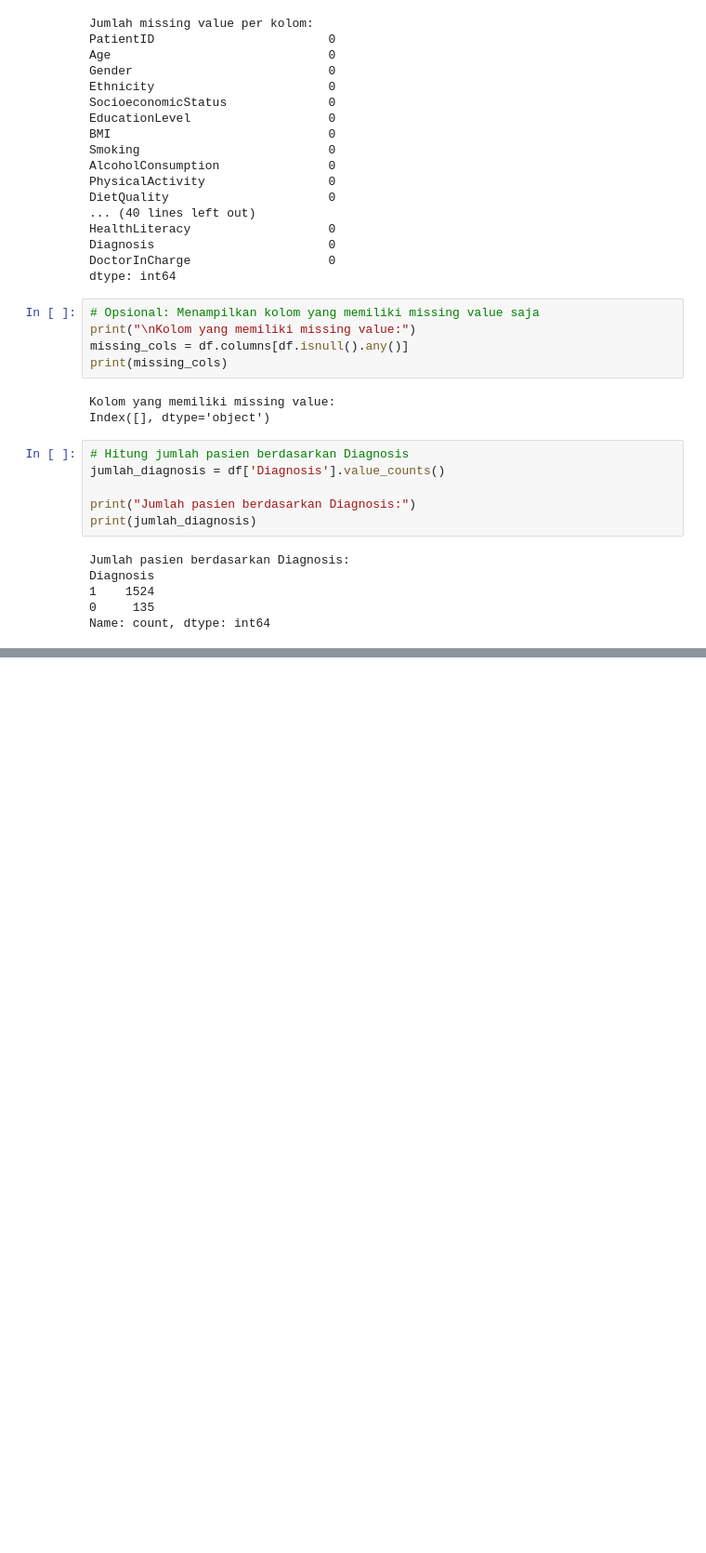
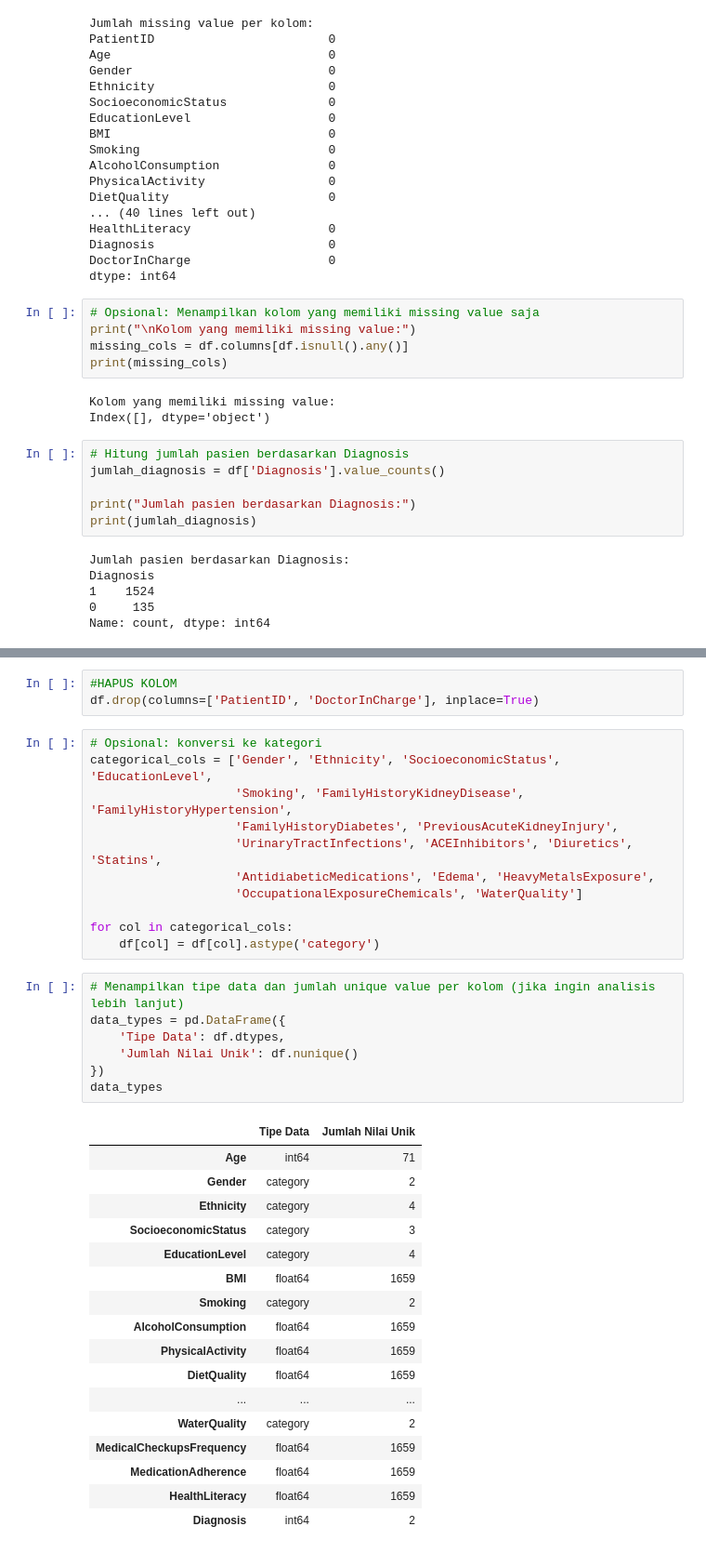
Before and after one commit to Putrimaesarah/CKD-DATASET, a Jupyter notebook: CKD_PENELITIAN.ipynb, the cells around one changed output, grey strips where cells are left out. Shown: that part at 93% size. Cells and saved outputs as stored; diff of their text form; blank space fills up the shorter version.

```diff
--- a/CKD_PENELITIAN.ipynb
+++ b/CKD_PENELITIAN.ipynb
@@ -69,0 +137,39 @@ Name: count, dtype: int64
+# %%
+#HAPUS KOLOM
+df.drop(columns=['PatientID', 'DoctorInCharge'], inplace=True)
+# %%
+# Opsional: konversi ke kategori
+categorical_cols = ['Gender', 'Ethnicity', 'SocioeconomicStatus', 'EducationLevel',
+                    'Smoking', 'FamilyHistoryKidneyDisease', 'FamilyHistoryHypertension',
+                    'FamilyHistoryDiabetes', 'PreviousAcuteKidneyInjury',
+                    'UrinaryTractInfections', 'ACEInhibitors', 'Diuretics', 'Statins',
+                    'AntidiabeticMedications', 'Edema', 'HeavyMetalsExposure',
+                    'OccupationalExposureChemicals', 'WaterQuality']
+
+for col in categorical_cols:
+    df[col] = df[col].astype('category')
+# %%
+# Menampilkan tipe data dan jumlah unique value per kolom (jika ingin analisis lebih lanjut)
+data_types = pd.DataFrame({
+    'Tipe Data': df.dtypes,
+    'Jumlah Nilai Unik': df.nunique()
+})
+data_types
+# %% [output]
+|  | Tipe Data | Jumlah Nilai Unik |
+| Age | int64 | 71 |
+| Gender | category | 2 |
+| Ethnicity | category | 4 |
+| SocioeconomicStatus | category | 3 |
+| EducationLevel | category | 4 |
+| BMI | float64 | 1659 |
+| Smoking | category | 2 |
+| AlcoholConsumption | float64 | 1659 |
+| PhysicalActivity | float64 | 1659 |
+| DietQuality | float64 | 1659 |
+| ... | ... | ... |
+| WaterQuality | category | 2 |
+| MedicalCheckupsFrequency | float64 | 1659 |
+| MedicationAdherence | float64 | 1659 |
+| HealthLiteracy | float64 | 1659 |
+| Diagnosis | int64 | 2 |
```
Also changed, not shown: parts of 3 cells of this notebook.
